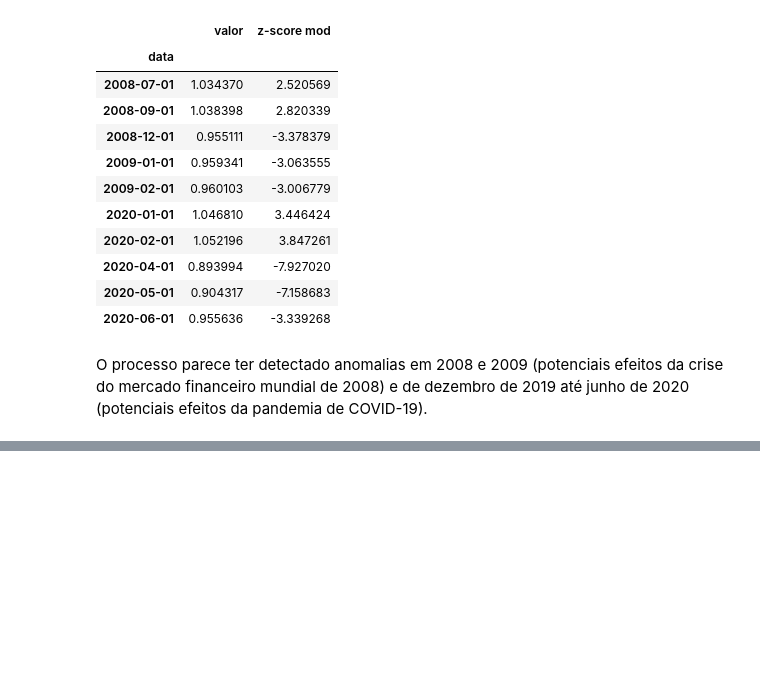
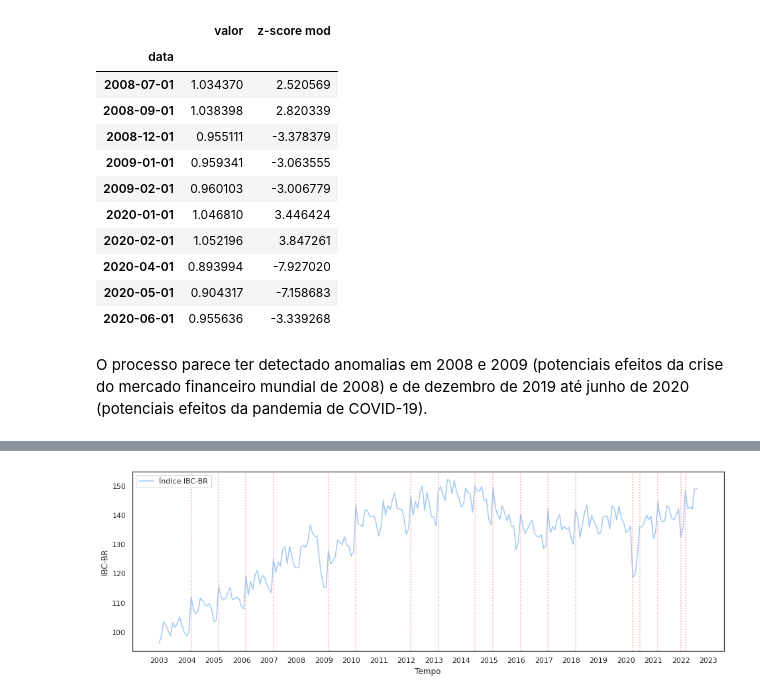
Before and after one commit to dev-alexmc/bimaster-proj, a Jupyter notebook: ibc_br_da_metodos_estatisticos.ipynb, the cells around one changed output, grey strips where cells are left out. Cells and saved outputs as stored; diff of their text form; code cells hidden in the pictures; blank space fills up the shorter version.

```diff
--- a/ibc_br_da_metodos_estatisticos.ipynb
+++ b/ibc_br_da_metodos_estatisticos.ipynb
@@ -254,0 +293,2 @@ O processo parece ter detectado anomalias em 2008 e 2009 (potenciais efeitos da
+# %%
+df_dif_zscore = adicionar_zscore_modificado(df_dif)
@@ -254,0 +305,2 @@ O processo parece ter detectado anomalias em 2008 e 2009 (potenciais efeitos da
+# %%
+df_dif_anomalias = filtrar_anomalias(df_dif_zscore)
@@ -254,0 +328,4 @@ O processo parece ter detectado anomalias em 2008 e 2009 (potenciais efeitos da
+# %%
+desenhar_serie_com_anomalias(df_ibcbr, df_dif_anomalias.index)
+# %% [output]
+[figure, added]
```
Also changed, not shown: parts of 22 cells of this notebook, 3 other files.
